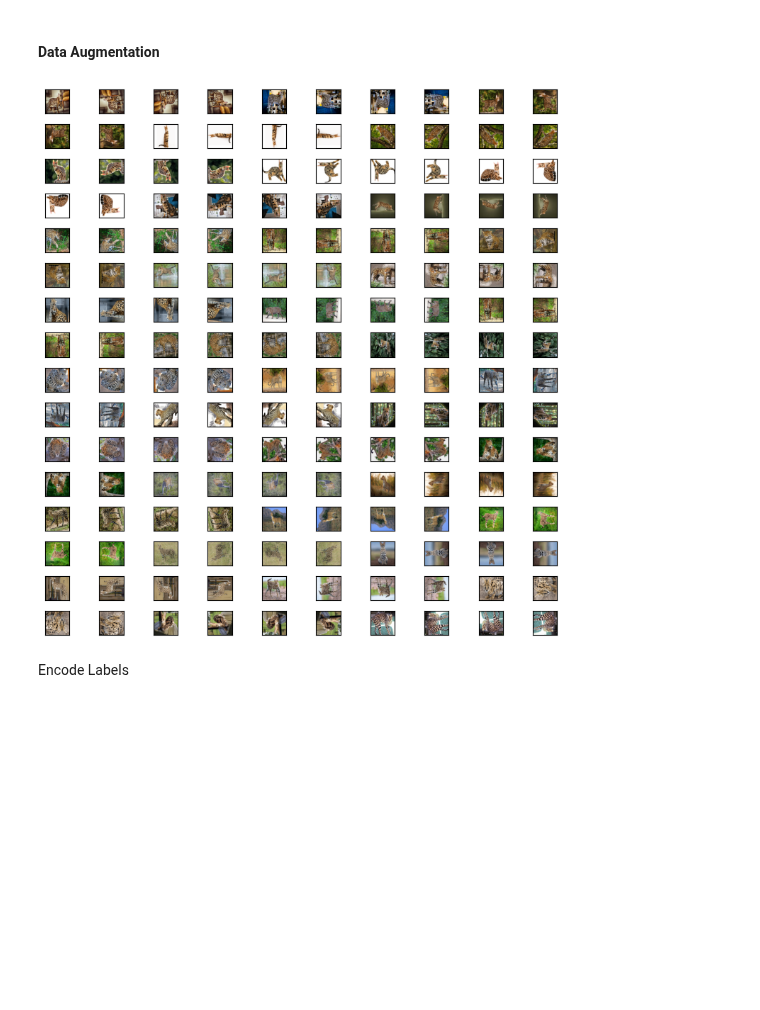
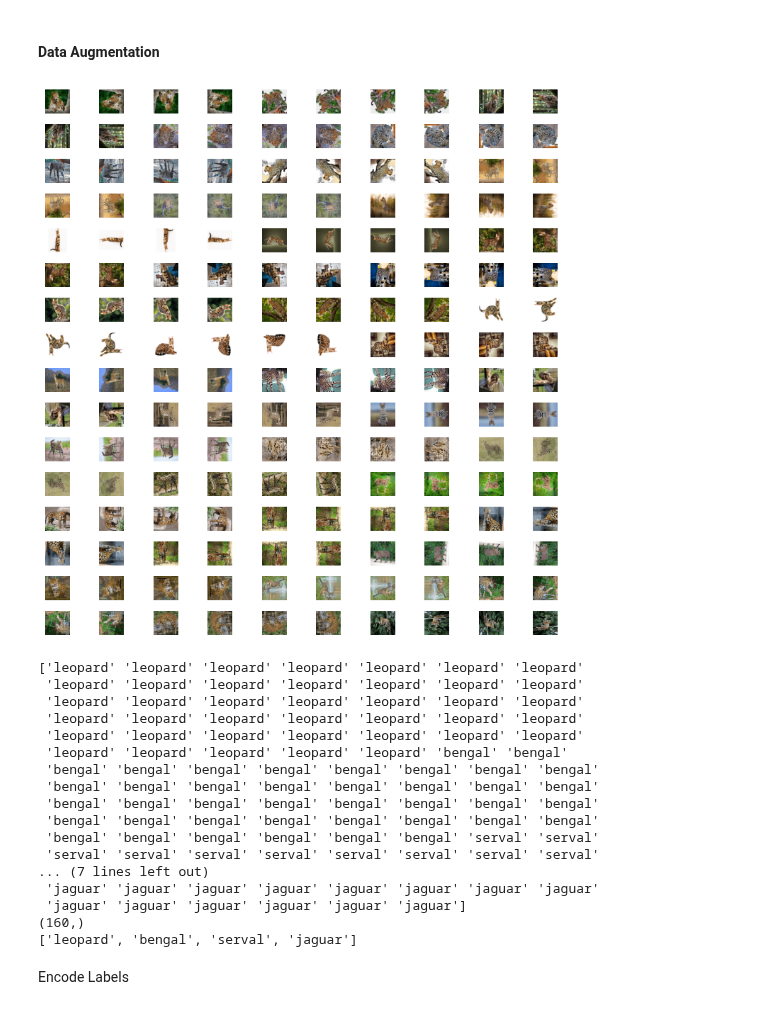
Before and after one commit to D0dizzle/Machine-and-Deep-Learning, a Jupyter notebook: Prüfung.ipynb, the cells around one changed output. Drawn from its saved outputs; the diff is of its cells as text; code cells hidden in the pictures; blank space fills up the shorter version.

Commit message:
V2 zu Data Augmentation

```diff
--- a/Prüfung.ipynb
+++ b/Prüfung.ipynb
@@ -47,16 +49,8 @@ print(f'Shape of images array: {aimages_e.shape}')
 # Plot images array
 fig = plt.figure(figsize=(8, 8))
 rows, columns = 8, 10
-
-for i in range(aimages_e.shape[0]):
-    fig.add_subplot(rows, columns, i + 1)
-    plt.imshow(aimages_e[i, ...])
-    plt.axis('off')
-
 for i in range(aimages_h.shape[0]):
-    fig.add_subplot(rows, columns, aimages_e.shape[0] + i + 1)
+    fig.add_subplot(rows, columns, i+1)
     plt.imshow(aimages_h[i, ...])
-    plt.axis('off')
-
 plt.show()
 # %% [output]
@@ -79,45 +73,65 @@ def augment_images(images, labels):
         aug_images.append(images[i])
         aug_labels.append(labels[i])
 
-        # 90 Grad Drehung (nach rechts)
+        # 90-degree rotation (to the right)
         aug_images.append(np.rot90(row, k=1))
         aug_labels.append(labels[i])
 
-        # 180 Grad Drehung (nach unten)
+        # 180-degree rotation (upside down)
         aug_images.append(np.rot90(row, k=2))
         aug_labels.append(labels[i])
 
-        # 270 Grad Drehung (nach links)
+        # 270-degree rotation (to the left)
         aug_images.append(np.rot90(row, k=3))
         aug_labels.append(labels[i])
 
     return aug_images, aug_labels
 
-# Anwenden der Augmentierung auf einfache Bilder
+# Apply augmentation to easy images
 a_images_e, a_labels_e = augment_images(aimages_e, labels_e)
 aug_images_e = func.images_to_array(a_images_e)
 aug_labels_e = func.images_to_array(a_labels_e)
 
-# Anwenden der Augmentierung auf schwierige Bilder
+# Apply augmentation to difficult images
 a_images_h, a_labels_h = augment_images(aimages_h, labels_h)
 aug_images_h = func.images_to_array(a_images_h)
 aug_labels_h = func.images_to_array(a_labels_h)
 
+# Visualize the augmented images with dynamic grid
 total_images = aug_images_h.shape[0]
 columns = 10
-rows = int(np.ceil(total_images / columns))  # Dynamische Anzahl der Zeilen
+rows = int(np.ceil(total_images / columns))  # Dynamically calculate the number of rows
 
 fig = plt.figure(figsize=(8, 8))
 for i in range(total_images):
-    ax = fig.add_subplot(rows, columns, i+1)
-    ax.imshow(aug_images_h[i, ...])
-    ax.set_xticks([])  # Entfernt x-Achsen-Ticks
-    ax.set_yticks([])  # Entfernt y-Achsen-Ticks
-    ax.grid(False)     # Deaktiviert das Raster innerhalb der Subplots
-
+    fig.add_subplot(rows, columns, i+1)
+    plt.imshow(aug_images_h[i, ...])
+    plt.axis('off')  # Hide axes
 plt.tight_layout()
 plt.show()
+
+# Print augmented labels and shape
+print(aug_labels_h)
+print(aug_labels_h.shape)
+print(categories_h)
 # %% [output]
-[figure, old version]
+[figure, new version]
+['leopard' 'leopard' 'leopard' 'leopard' 'leopard' 'leopard' 'leopard'
+ 'leopard' 'leopard' 'leopard' 'leopard' 'leopard' 'leopard' 'leopard'
+ 'leopard' 'leopard' 'leopard' 'leopard' 'leopard' 'leopard' 'leopard'
+ 'leopard' 'leopard' 'leopard' 'leopard' 'leopard' 'leopard' 'leopard'
+ 'leopard' 'leopard' 'leopard' 'leopard' 'leopard' 'leopard' 'leopard'
+ 'leopard' 'leopard' 'leopard' 'leopard' 'leopard' 'bengal' 'bengal'
+ 'bengal' 'bengal' 'bengal' 'bengal' 'bengal' 'bengal' 'bengal' 'bengal'
+ 'bengal' 'bengal' 'bengal' 'bengal' 'bengal' 'bengal' 'bengal' 'bengal'
+ 'bengal' 'bengal' 'bengal' 'bengal' 'bengal' 'bengal' 'bengal' 'bengal'
+ 'bengal' 'bengal' 'bengal' 'bengal' 'bengal' 'bengal' 'bengal' 'bengal'
+ 'bengal' 'bengal' 'bengal' 'bengal' 'bengal' 'bengal' 'serval' 'serval'
+ 'serval' 'serval' 'serval' 'serval' 'serval' 'serval' 'serval' 'serval'
+... (7 lines left out)
+ 'jaguar' 'jaguar' 'jaguar' 'jaguar' 'jaguar' 'jaguar' 'jaguar' 'jaguar'
+ 'jaguar' 'jaguar' 'jaguar' 'jaguar' 'jaguar' 'jaguar']
+(160,)
+['leopard', 'bengal', 'serval', 'jaguar']
 # %% [markdown]
 Encode Labels
```
Also changed, not shown: parts of 12 cells of this notebook.
